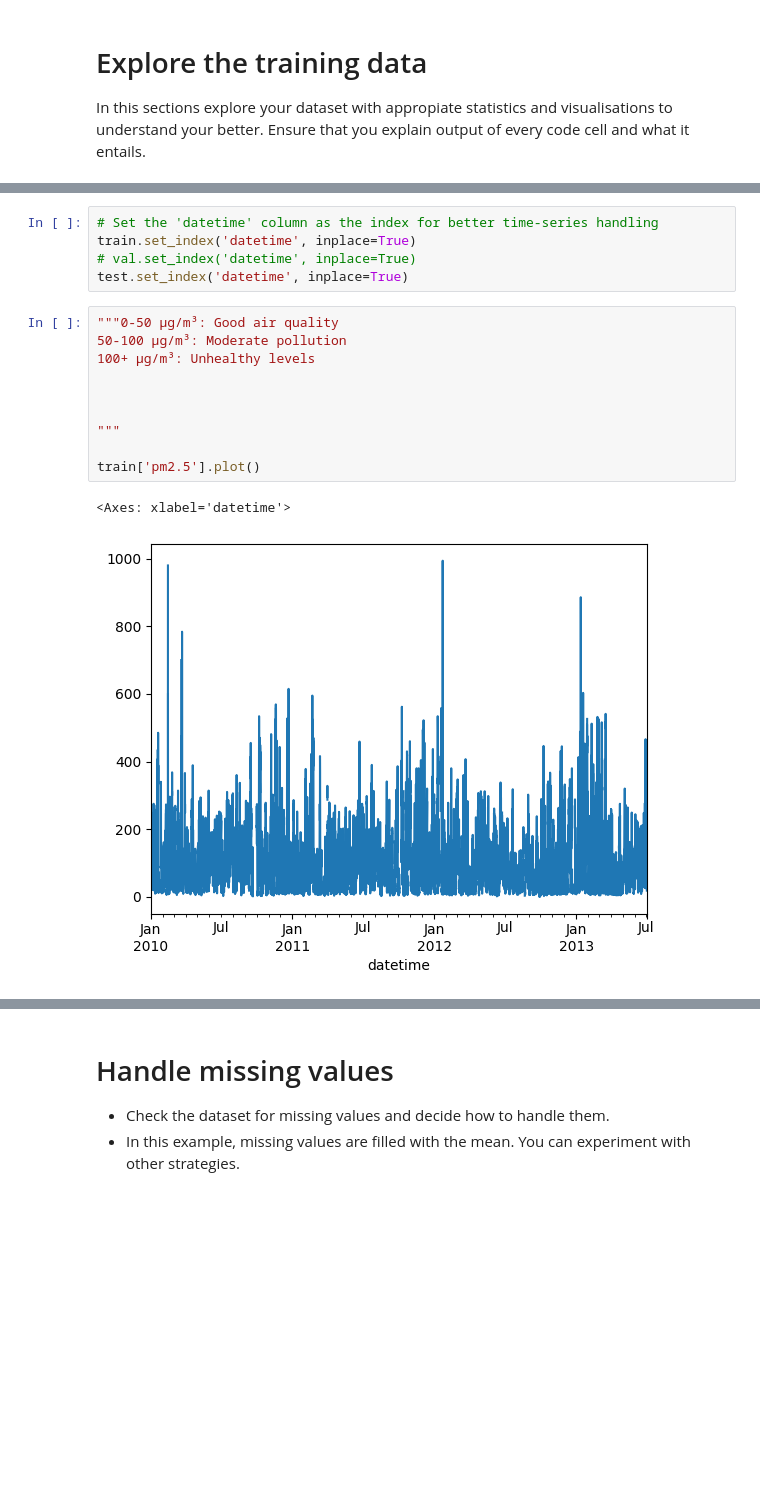
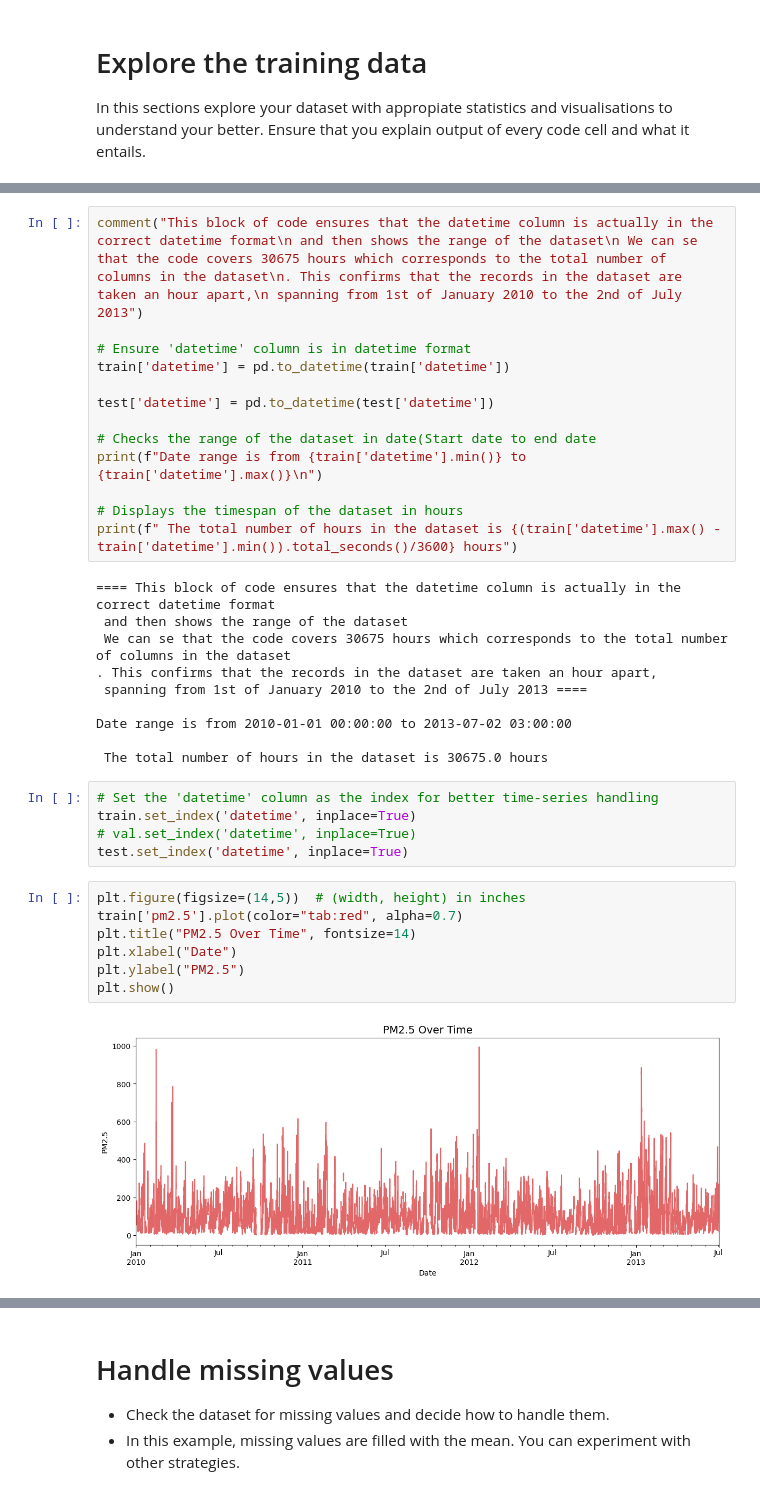
Before and after one commit to j-agbaje/Beijing_PM2.5_forecasting_model, a Jupyter notebook: air_quality_forecasting_starter_code.ipynb, the cells around one changed output, grey strips where cells are left out. Drawn from its saved outputs; the diff is of its cells as text; blank space fills up the shorter version.

```diff
--- a/air_quality_forecasting_starter_code.ipynb
+++ b/air_quality_forecasting_starter_code.ipynb
@@ -98,18 +127,37 @@ test['datetime'] = pd.to_datetime(test['datetime'])
+# %%
+comment("This block of code ensures that the datetime column is actually in the correct datetime format\n and then shows the range of the dataset\n We can se that the code covers 30675 hours which corresponds to the total number of columns in the dataset\n. This confirms that the records in the dataset are taken an hour apart,\n spanning from 1st of January 2010 to the 2nd of July 2013")
+
+# Ensure 'datetime' column is in datetime format
+train['datetime'] = pd.to_datetime(train['datetime'])
+
+test['datetime'] = pd.to_datetime(test['datetime'])
+
+# Checks the range of the dataset in date(Start date to end date
+print(f"Date range is from {train['datetime'].min()} to {train['datetime'].max()}\n")
+
+# Displays the timespan of the dataset in hours
+print(f" The total number of hours in the dataset is {(train['datetime'].max() - train['datetime'].min()).total_seconds()/3600} hours")
+# %% [output]
+==== This block of code ensures that the datetime column is actually in the correct datetime format
+ and then shows the range of the dataset
+ We can se that the code covers 30675 hours which corresponds to the total number of columns in the dataset
+. This confirms that the records in the dataset are taken an hour apart,
+ spanning from 1st of January 2010 to the 2nd of July 2013 ====
+
+Date range is from 2010-01-01 00:00:00 to 2013-07-02 03:00:00
+
+ The total number of hours in the dataset is 30675.0 hours
 # %%
 # Set the 'datetime' column as the index for better time-series handling
 train.set_index('datetime', inplace=True)
 # val.set_index('datetime', inplace=True)
 test.set_index('datetime', inplace=True)
-# %%
-"""0-50 μg/m³: Good air quality
-50-100 μg/m³: Moderate pollution
-100+ μg/m³: Unhealthy levels
-
-
-
-"""
-
-train['pm2.5'].plot()
-# %% [output]
-<Axes: xlabel='datetime'>
-[figure, removed]
+# %%
+plt.figure(figsize=(14,5))  # (width, height) in inches
+train['pm2.5'].plot(color="tab:red", alpha=0.7)
+plt.title("PM2.5 Over Time", fontsize=14)
+plt.xlabel("Date")
+plt.ylabel("PM2.5")
+plt.show()
+# %% [output]
+[figure, added]
```
Also changed, not shown: parts of 13 cells of this notebook.
